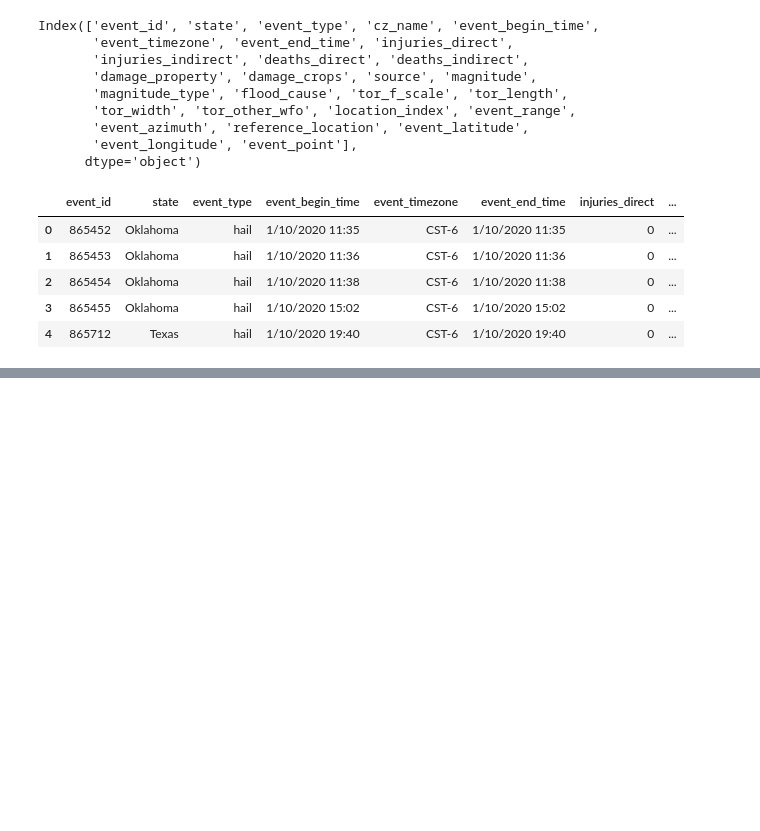
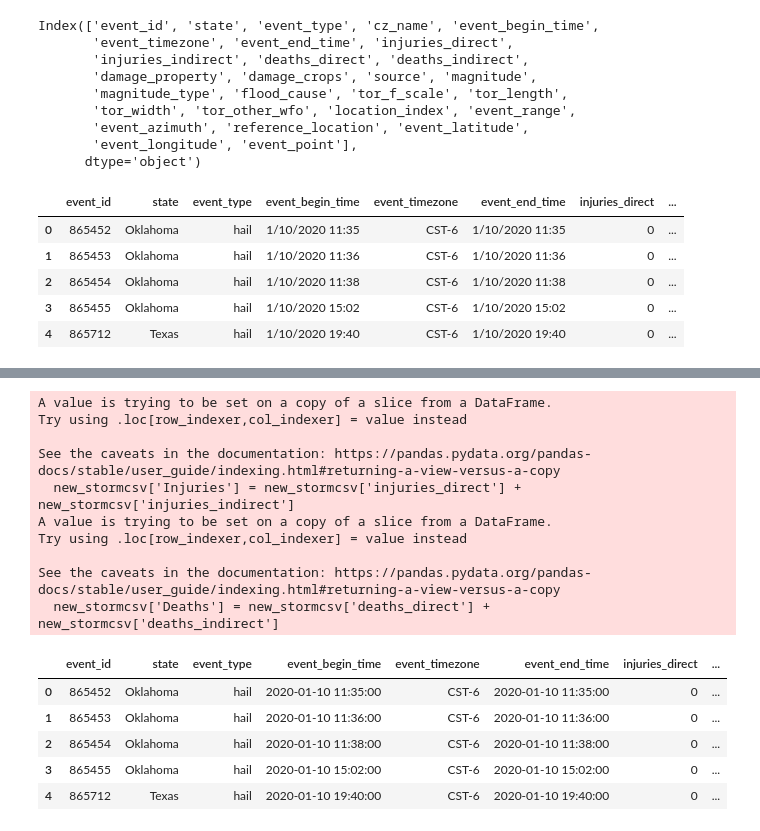
Before and after one commit to nfcresta/project-storm, a Jupyter notebook: Project_storm_datacleanup.ipynb, the cells around one changed output, grey strips where cells are left out. Cells and saved outputs as stored; diff of their text form; code cells hidden in the pictures; blank space fills up the shorter version.

```diff
--- a/Project_storm_datacleanup.ipynb
+++ b/Project_storm_datacleanup.ipynb
@@ -45,0 +101,23 @@ new_stormcsv.head()
+# %%
+# Combining injury and death columns to be one
+
+new_stormcsv['Injuries'] = new_stormcsv['injuries_direct'] + new_stormcsv['injuries_indirect']
+new_stormcsv['Deaths'] = new_stormcsv['deaths_direct'] + new_stormcsv['deaths_indirect']
+new_stormcsv.head()
+# %% [output]
+A value is trying to be set on a copy of a slice from a DataFrame.
+Try using .loc[row_indexer,col_indexer] = value instead
+
+See the caveats in the documentation: https://pandas.pydata.org/pandas-docs/stable/user_guide/indexing.html#returning-a-view-versus-a-copy
+  new_stormcsv['Injuries'] = new_stormcsv['injuries_direct'] + new_stormcsv['injuries_indirect']
+A value is trying to be set on a copy of a slice from a DataFrame.
+Try using .loc[row_indexer,col_indexer] = value instead
+
+See the caveats in the documentation: https://pandas.pydata.org/pandas-docs/stable/user_guide/indexing.html#returning-a-view-versus-a-copy
+  new_stormcsv['Deaths'] = new_stormcsv['deaths_direct'] + new_stormcsv['deaths_indirect']
+|  | event_id | state | event_type | event_begin_time | event_timezone | event_end_time | injuries_direct | ... |
+| 0 | 865452 | Oklahoma | hail | 2020-01-10 11:35:00 | CST-6 | 2020-01-10 11:35:00 | 0 | ... |
+| 1 | 865453 | Oklahoma | hail | 2020-01-10 11:36:00 | CST-6 | 2020-01-10 11:36:00 | 0 | ... |
+| 2 | 865454 | Oklahoma | hail | 2020-01-10 11:38:00 | CST-6 | 2020-01-10 11:38:00 | 0 | ... |
+| 3 | 865455 | Oklahoma | hail | 2020-01-10 15:02:00 | CST-6 | 2020-01-10 15:02:00 | 0 | ... |
+| 4 | 865712 | Texas | hail | 2020-01-10 19:40:00 | CST-6 | 2020-01-10 19:40:00 | 0 | ... |
```
Also changed, not shown: parts of 8 cells of this notebook.
